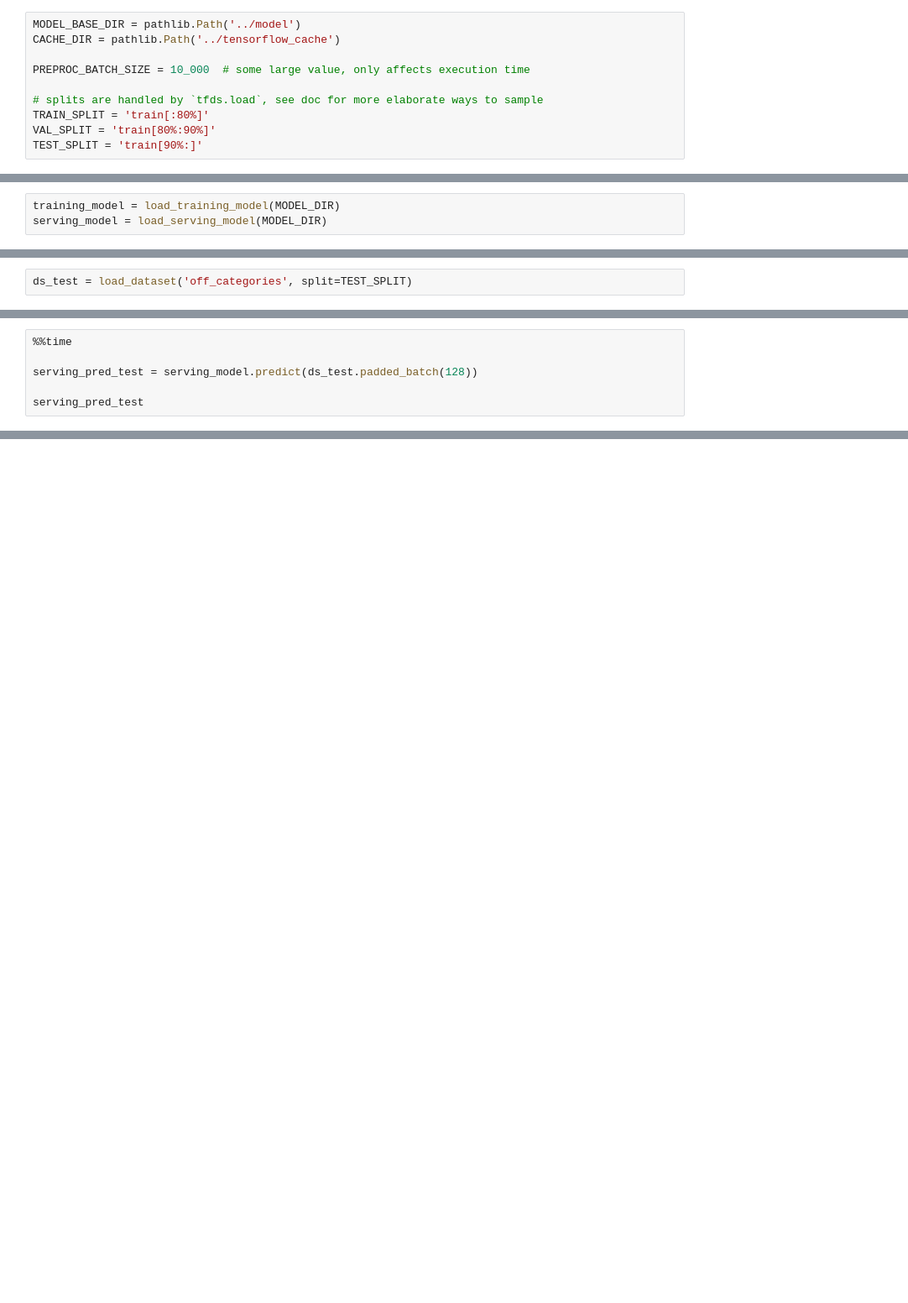
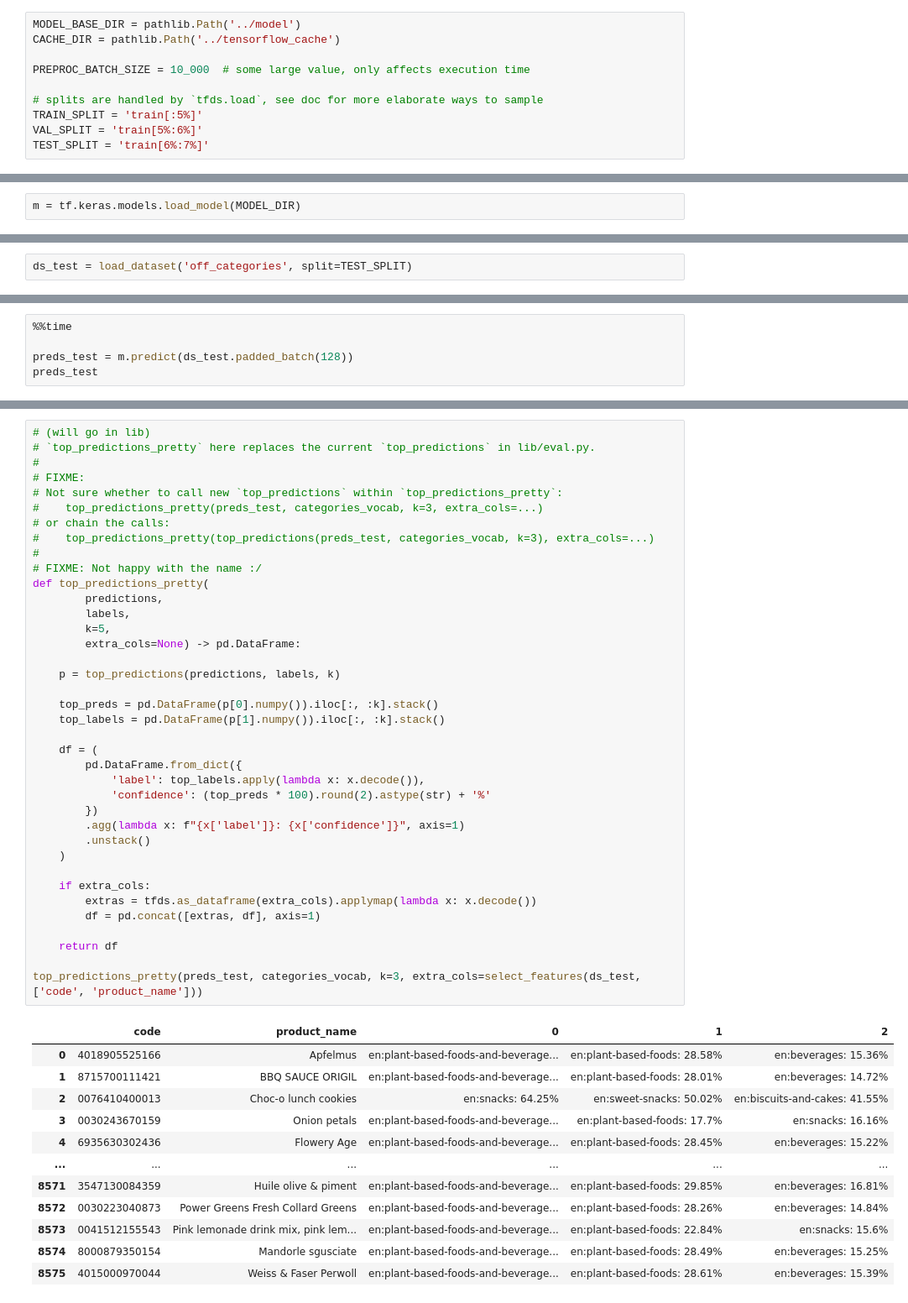
Before and after one commit to openfoodfacts/off-category-classification, a Jupyter notebook: experiments/Train.ipynb, the cells around one changed output, grey strips where cells are left out. Shown at 84% size. Saved outputs shown, nothing was run; the diff lists cells and outputs as text; blank space fills up the shorter version.

```diff
--- a/experiments/Train.ipynb
+++ b/experiments/Train.ipynb
@@ -56,9 +51,9 @@ CACHE_DIR = pathlib.Path('../tensorflow_cache')
 PREPROC_BATCH_SIZE = 10_000  # some large value, only affects execution time
 
 # splits are handled by `tfds.load`, see doc for more elaborate ways to sample
-TRAIN_SPLIT = 'train[:80%]'
-VAL_SPLIT = 'train[80%:90%]'
-TEST_SPLIT = 'train[90%:]'
+TRAIN_SPLIT = 'train[:5%]'
+VAL_SPLIT = 'train[5%:6%]'
+TEST_SPLIT = 'train[6%:7%]'
 # %% [markdown]
 # Prepare dataset
 
@@ -354,5 +374,4 @@ plot_training_stat(stats, 'binary_accuracy', ax2)
 # %% [markdown]
 # Test model
 # %%
-training_model = load_training_model(MODEL_DIR)
-serving_model = load_serving_model(MODEL_DIR)
+m = tf.keras.models.load_model(MODEL_DIR)
@@ -392,7 +380,6 @@ array([[9.2338169e-01, 9.1812074e-01, 1.1689961e-03, ..., 2.3601480e-08,
 # %%
 %%time
 
-serving_pred_test = serving_model.predict(ds_test.padded_batch(128))
-
-serving_pred_test
+preds_test = m.predict(ds_test.padded_batch(128))
+preds_test
 # %% [output]
@@ -437,0 +426,51 @@ Wall time: 16 s
+# %%
+# (will go in lib)
+# `top_predictions_pretty` here replaces the current `top_predictions` in lib/eval.py.
+#
+# FIXME:
+# Not sure whether to call new `top_predictions` within `top_predictions_pretty`:
+#    top_predictions_pretty(preds_test, categories_vocab, k=3, extra_cols=...)
+# or chain the calls:
+#    top_predictions_pretty(top_predictions(preds_test, categories_vocab, k=3), extra_cols=...)
+#
+# FIXME: Not happy with the name :/
+def top_predictions_pretty(
+        predictions,
+        labels,
+        k=5,
+        extra_cols=None) -> pd.DataFrame:
+
+    p = top_predictions(predictions, labels, k)
+
+    top_preds = pd.DataFrame(p[0].numpy()).iloc[:, :k].stack()
+    top_labels = pd.DataFrame(p[1].numpy()).iloc[:, :k].stack()
+
+    df = (
+        pd.DataFrame.from_dict({
+            'label': top_labels.apply(lambda x: x.decode()),
+            'confidence': (top_preds * 100).round(2).astype(str) + '%'
+        })
+        .agg(lambda x: f"{x['label']}: {x['confidence']}", axis=1)
+        .unstack()
+    )
+
+    if extra_cols:
+        extras = tfds.as_dataframe(extra_cols).applymap(lambda x: x.decode())
+        df = pd.concat([extras, df], axis=1)
+
+    return df
+
+top_predictions_pretty(preds_test, categories_vocab, k=3, extra_cols=select_features(ds_test, ['code', 'product_name']))
+# %% [output]
+|  | code | product_name | 0 | 1 | 2 |
+| 0 | 4018905525166 | Apfelmus | en:plant-based-foods-and-beverage... | en:plant-based-foods: 28.58% | en:beverages: 15.36% |
+| 1 | 8715700111421 | BBQ SAUCE ORIGIL | en:plant-based-foods-and-beverage... | en:plant-based-foods: 28.01% | en:beverages: 14.72% |
+| 2 | 0076410400013 | Choc-o lunch cookies | en:snacks: 64.25% | en:sweet-snacks: 50.02% | en:biscuits-and-cakes: 41.55% |
+| 3 | 0030243670159 | Onion petals | en:plant-based-foods-and-beverage... | en:plant-based-foods: 17.7% | en:snacks: 16.16% |
+| 4 | 6935630302436 | Flowery Age | en:plant-based-foods-and-beverage... | en:plant-based-foods: 28.45% | en:beverages: 15.22% |
+| ... | ... | ... | ... | ... | ... |
+| 8571 | 3547130084359 | Huile olive & piment | en:plant-based-foods-and-beverage... | en:plant-based-foods: 29.85% | en:beverages: 16.81% |
+| 8572 | 0030223040873 | Power Greens Fresh Collard Greens | en:plant-based-foods-and-beverage... | en:plant-based-foods: 28.26% | en:beverages: 14.84% |
+| 8573 | 0041512155543 | Pink lemonade drink mix, pink lem... | en:plant-based-foods-and-beverage... | en:plant-based-foods: 22.84% | en:snacks: 15.6% |
+| 8574 | 8000879350154 | Mandorle sgusciate | en:plant-based-foods-and-beverage... | en:plant-based-foods: 28.49% | en:beverages: 15.25% |
+| 8575 | 4015000970044 | Weiss & Faser Perwoll | en:plant-based-foods-and-beverage... | en:plant-based-foods: 28.61% | en:beverages: 15.39% |
```
Also changed, not shown: parts of 22 cells of this notebook.
